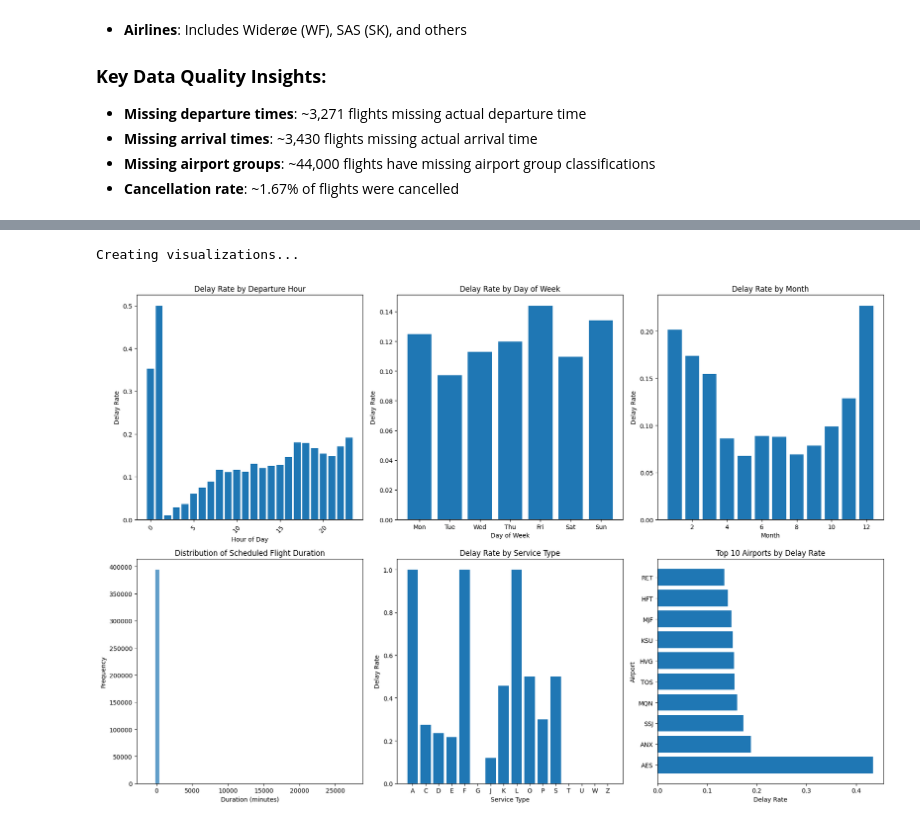
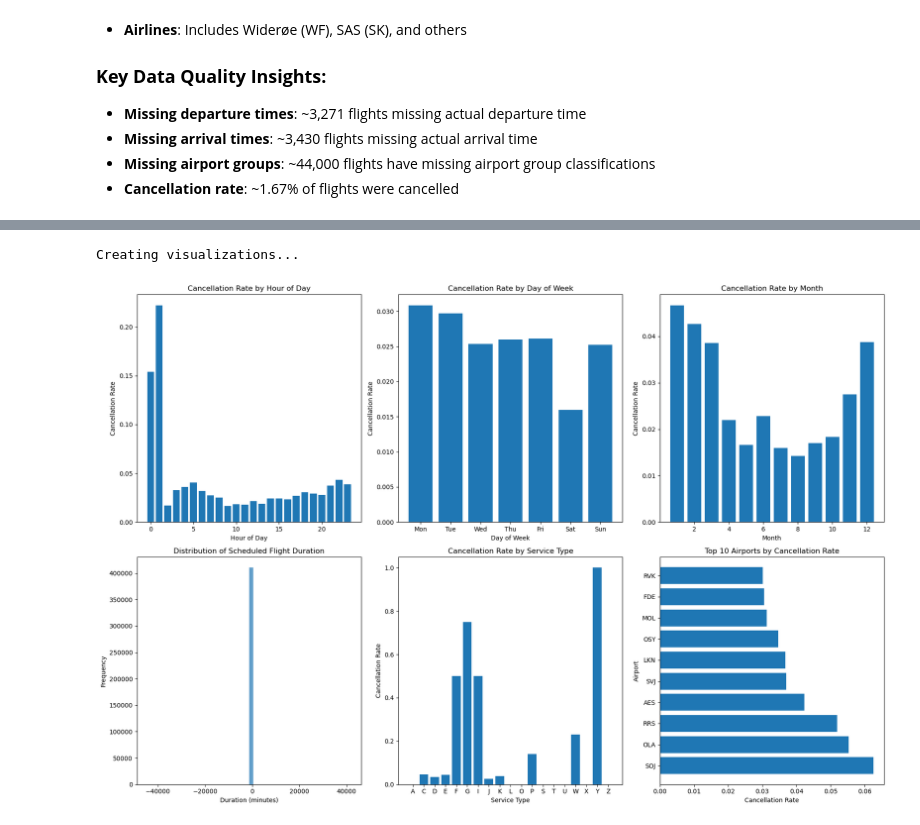
Before and after one commit to tobiasfremming/AvinorHackathon, a Jupyter notebook: prediction/testing_cancelled.ipynb, the cells around one changed output, grey strips where cells are left out. Cells and saved outputs as stored; diff of their text form; code cells hidden in the pictures.

```diff
--- a/prediction/testing_cancelled.ipynb
+++ b/prediction/testing_cancelled.ipynb
@@ -510,87 +497,88 @@ print("Creating visualizations...")
 plt.style.use("default")
 fig, axes = plt.subplots(2, 3, figsize=(18, 12))
 
-# 1. Delay rate by hour of day
-hourly_delay = (
-    df_processed.groupby("dep_hour")["is_delayed"].agg(["count", "mean"]).reset_index()
+# 1. Cancellation rate by hour of day
+hourly_cancellation = (
+    df_processed.groupby("dep_hour")["cancelled"]
+    .agg(["count", "mean"])
+    .reset_index()
 )
-axes[0, 0].bar(hourly_delay["dep_hour"], hourly_delay["mean"])
-axes[0, 0].set_title("Delay Rate by Departure Hour")
+axes[0, 0].bar(hourly_cancellation["dep_hour"], hourly_cancellation["mean"])
+axes[0, 0].set_title("Cancellation Rate by Hour of Day")
 axes[0, 0].set_xlabel("Hour of Day")
-axes[0, 0].set_ylabel("Delay Rate")
-axes[0, 0].tick_params(axis="x", rotation=45)
+axes[0, 0].set_ylabel("Cancellation Rate")
 
-# 2. Delay rate by day of week
-dow_delay = (
-    df_processed.groupby("dep_day_of_week")["is_delayed"]
+# 2. Cancellation rate by day of week
+dow_cancellation = (
+    df_processed.groupby("dep_day_of_week")["cancelled"]
     .agg(["count", "mean"])
     .reset_index()
 )
 days = ["Mon", "Tue", "Wed", "Thu", "Fri", "Sat", "Sun"]
-axes[0, 1].bar(range(7), dow_delay["mean"])
-axes[0, 1].set_title("Delay Rate by Day of Week")
+axes[0, 1].bar(range(7), dow_cancellation["mean"])
+axes[0, 1].set_title("Cancellation Rate by Day of Week")
 axes[0, 1].set_xlabel("Day of Week")
-axes[0, 1].set_ylabel("Delay Rate")
+axes[0, 1].set_ylabel("Cancellation Rate")
 axes[0, 1].set_xticks(range(7))
 axes[0, 1].set_xticklabels(days)
 
-# 3. Delay rate by month
-monthly_delay = (
-    df_processed.groupby("dep_month")["is_delayed"].agg(["count", "mean"]).reset_index()
+# 3. Cancellation rate by month
+monthly_cancellation = (
+    df_processed.groupby("dep_month")["cancelled"].agg(["count", "mean"]).reset_index()
 )
-axes[0, 2].bar(monthly_delay["dep_month"], monthly_delay["mean"])
-axes[0, 2].set_title("Delay Rate by Month")
+axes[0, 2].bar(monthly_cancellation["dep_month"], monthly_cancellation["mean"])
+axes[0, 2].set_title("Cancellation Rate by Month")
 axes[0, 2].set_xlabel("Month")
-axes[0, 2].set_ylabel("Delay Rate")
+axes[0, 2].set_ylabel("Cancellation Rate")
 
 # 4. Distribution of scheduled flight duration
 axes[1, 0].hist(df_processed["scheduled_duration"].dropna(), bins=50, alpha=0.7)
 axes[1, 0].set_title("Distribution of Scheduled Flight Duration")
 axes[1, 0].set_xlabel("Duration (minutes)")
 axes[1, 0].set_ylabel("Frequency")
 
-# 5. Delay rate by service type
-service_delay = (
-    df_processed.groupby("service_type")["is_delayed"]
+# 5. Cancellation rate by service type
+service_cancellation = (
+    df_processed.groupby("service_type")["cancelled"]
     .agg(["count", "mean"])
     .reset_index()
 )
-axes[1, 1].bar(service_delay["service_type"], service_delay["mean"])
-axes[1, 1].set_title("Delay Rate by Service Type")
+axes[1, 1].bar(service_cancellation["service_type"], service_cancellation["mean"])
+axes[1, 1].set_title("Cancellation Rate by Service Type")
 axes[1, 1].set_xlabel("Service Type")
-axes[1, 1].set_ylabel("Delay Rate")
+axes[1, 1].set_ylabel("Cancellation Rate")
 
-# 6. Top airports by delay rate
-airport_delay = (
-    df_processed.groupby("dep_airport")["is_delayed"]
+# 6. Top airports by cancellation rate
+airport_cancellation = (
+    df_processed.groupby("dep_airport")["cancelled"]
     .agg(["count", "mean"])
     .reset_index()
 )
-airport_delay = airport_delay[
-    airport_delay["count"] >= 100
+airport_cancellation = airport_cancellation[
+    airport_cancellation["count"] >= 100
 ]  # Only airports with at least 100 flights
-top_delayed_airports = airport_delay.nlargest(10, "mean")
-axes[1, 2].barh(range(len(top_delayed_airports)), top_delayed_airports["mean"])
-axes[1, 2].set_title("Top 10 Airports by Delay Rate")
-axes[1, 2].set_xlabel("Delay Rate")
+top_cancelled_airports = airport_cancellation.nlargest(10, "mean")
+axes[1, 2].barh(range(len(top_cancelled_airports)), top_cancelled_airports["mean"])
+axes[1, 2].set_title("Top 10 Airports by Cancellation Rate")
+axes[1, 2].set_xlabel("Cancellation Rate")
 axes[1, 2].set_ylabel("Airport")
-axes[1, 2].set_yticks(range(len(top_delayed_airports)))
-axes[1, 2].set_yticklabels(top_delayed_airports["dep_airport"])
+axes[1, 2].set_yticks(range(len(top_cancelled_airports)))
+axes[1, 2].set_yticklabels(top_cancelled_airports["dep_airport"])
 
 plt.tight_layout()
 plt.show()
 
 # Print some summary statistics
 print(f"\nSummary Statistics:")
-print(f"Average delay rate: {df_processed['is_delayed'].mean():.2%}")
+print(f"Average cancellation rate: {df_processed['cancelled'].mean():.2%}")
 print(f"Total flights analyzed: {len(df_processed):,}")
 print(
-    f"Most delayed hour: {hourly_delay.loc[hourly_delay['mean'].idxmax(), 'dep_hour']}:00 ({hourly_delay['mean'].max():.2%} delay rate)"
+    f"Most cancelled hour: {hourly_cancellation.loc[hourly_cancellation['mean'].idxmax(), 'dep_hour']}:00 ({hourly_cancellation['mean'].max():.2%} cancellation rate)"
 )
 print(
-    f"Least delayed hour: {hourly_delay.loc[hourly_delay['mean'].idxmin(), 'dep_hour']}:00 ({hourly_delay['mean'].min():.2%} delay rate)"
+    f"Least cancelled hour: {hourly_cancellation.loc[hourly_cancellation['mean'].idxmin(), 'dep_hour']}:00 ({hourly_cancellation['mean'].min():.2%} cancellation rate)"
 )
 # %% [output]
 Creating visualizations...
-[figure, old version]
+[figure, new version]
 Summary Statistics:
```
Also changed, not shown: parts of 15 cells of this notebook, 3 other files.
